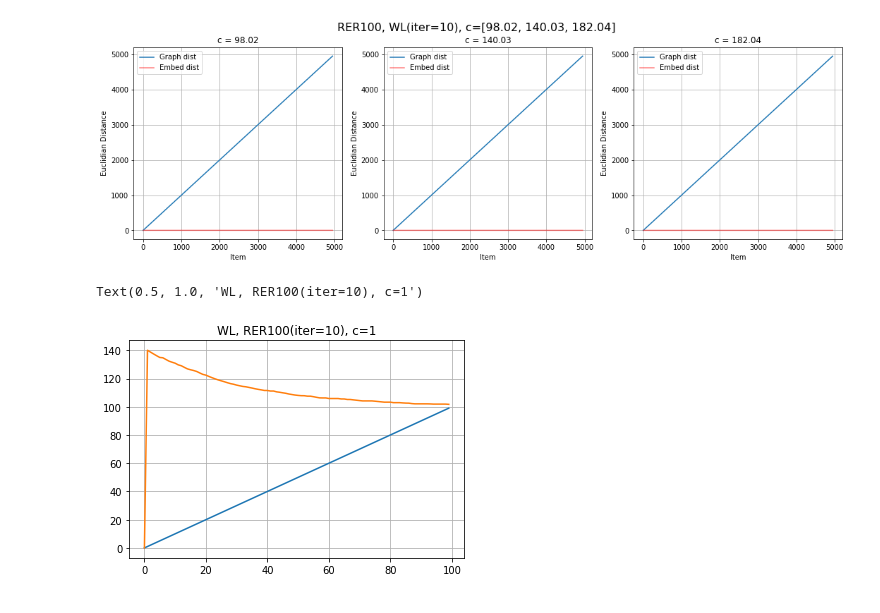
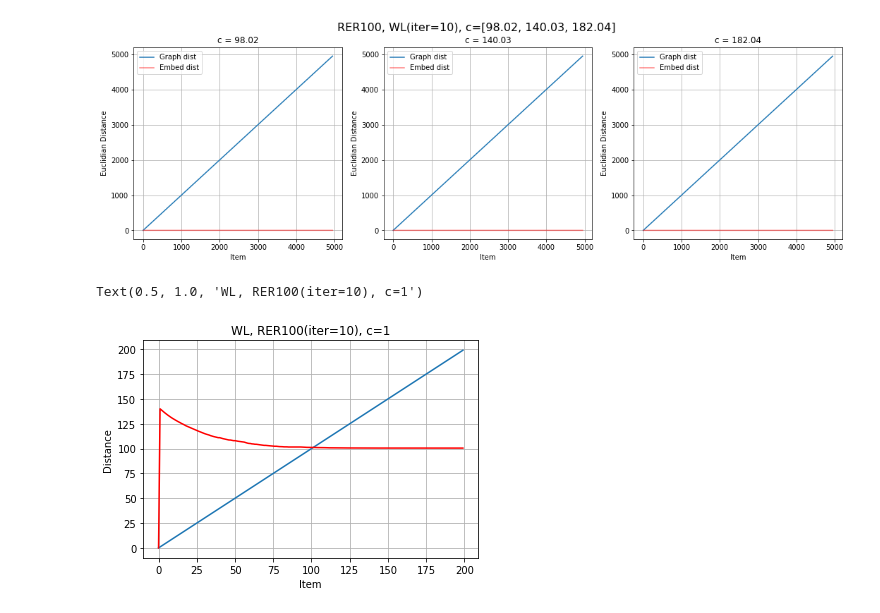
Before and after one commit to ponyfat/GraphsEmbedsDistances, a Jupyter notebook: Distance analysis.ipynb, the cells around one changed output. Drawn from its saved outputs; the diff is of its cells as text; code cells hidden in the pictures.

```diff
--- a/Distance analysis.ipynb
+++ b/Distance analysis.ipynb
@@ -199,10 +199,12 @@ Hypothesis is correct for c in [140.03, 182.04]
 rer100_gdist = np.load('data/WL_RER100_gdist.npy')
 rer100_edist = np.load('data/WL_RER100_edist.npy')
 # %%
-plt.plot(rer100_gdist[:100], label='Graph distance')
-plt.plot(rer100_edist[:100], label='Lower bound')
+plt.plot(rer100_gdist[:200], label='Graph distance')
+plt.plot(rer100_edist[:200], label='Lower bound', c='r')
 plt.grid()
+plt.xlabel('Item')
+plt.ylabel('Distance')
 plt.title('WL, RER100(iter=10), c=1')
 # %% [output]
 Text(0.5, 1.0, 'WL, RER100(iter=10), c=1')
-[figure, old version]
+[figure, new version]
```
Also changed, not shown: parts of 1 cell of this notebook, 3 other files.
